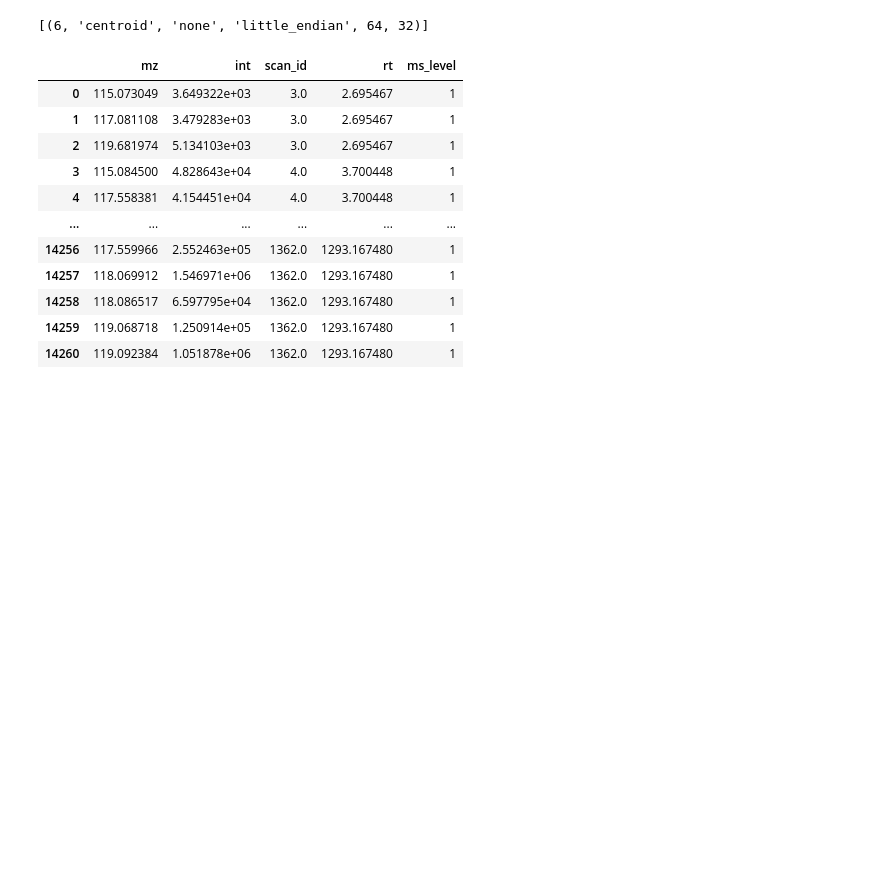
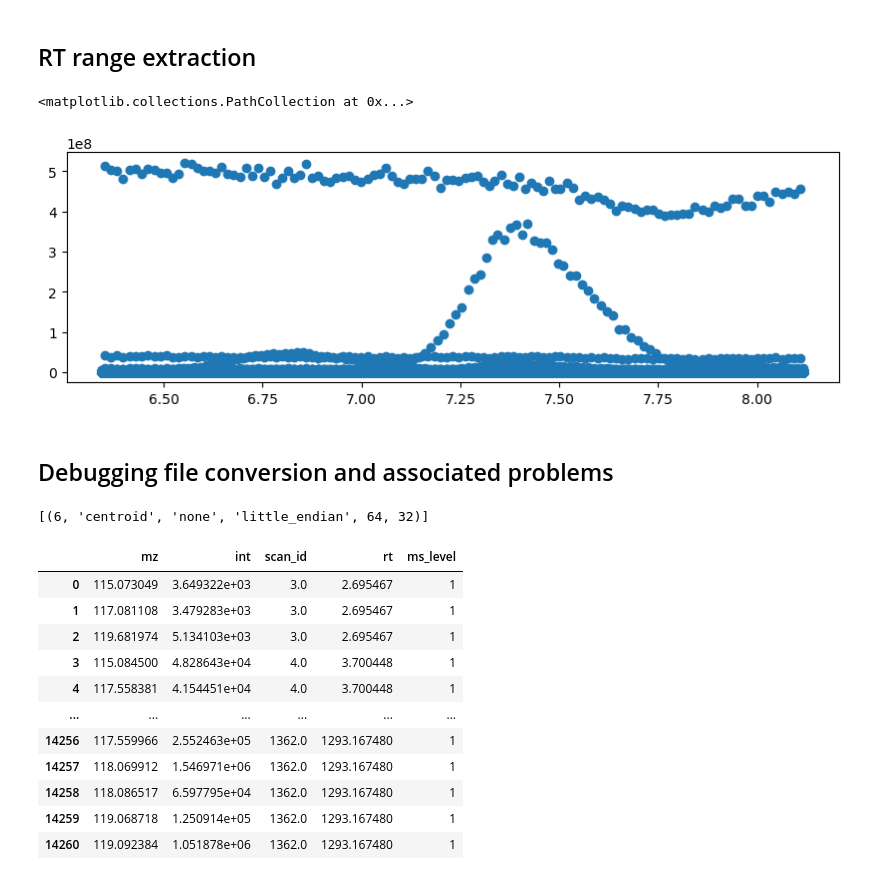
Before and after one commit to wkumler/mzsql, a Jupyter notebook: demo_notebooks/mzDB_notebook.ipynb, the cells around one changed output. Saved outputs shown, nothing was run; the diff lists cells and outputs as text; code cells hidden in the pictures; blank space fills up the shorter version.

```diff
--- a/demo_notebooks/mzDB_notebook.ipynb
+++ b/demo_notebooks/mzDB_notebook.ipynb
@@ -12,3 +21,13 @@ def pmppm(mass, ppm=4):
+# %% [markdown]
+## RT range extraction
+# %%
+rtrange_data = get_rtrange_mzdb("../demo_data/180205_Poo_TruePoo_Full1.raw.mzDB", 6.5, 8)
+plt.scatter(rtrange_data["rt"], rtrange_data["int"])
+# %% [output]
+<matplotlib.collections.PathCollection at 0x...>
+[figure, added]
+# %% [markdown]
+## Debugging file conversion and associated problems
 # %%
 connection = sqlite3.connect("../demo_data/180205_Poo_TruePoo_Full1.mzDB")
 # %%
```
Also changed, not shown: parts of 11 cells of this notebook, 2 other files.
